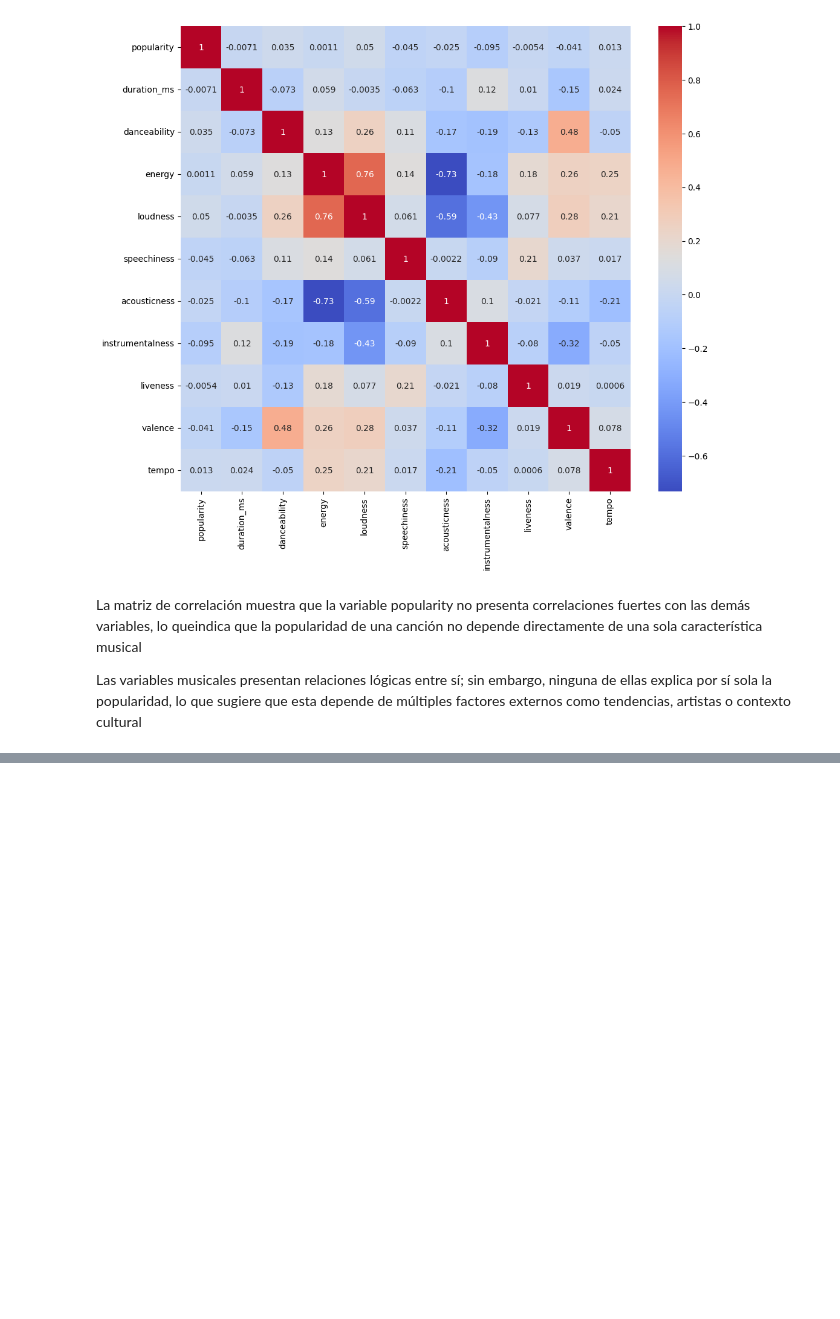
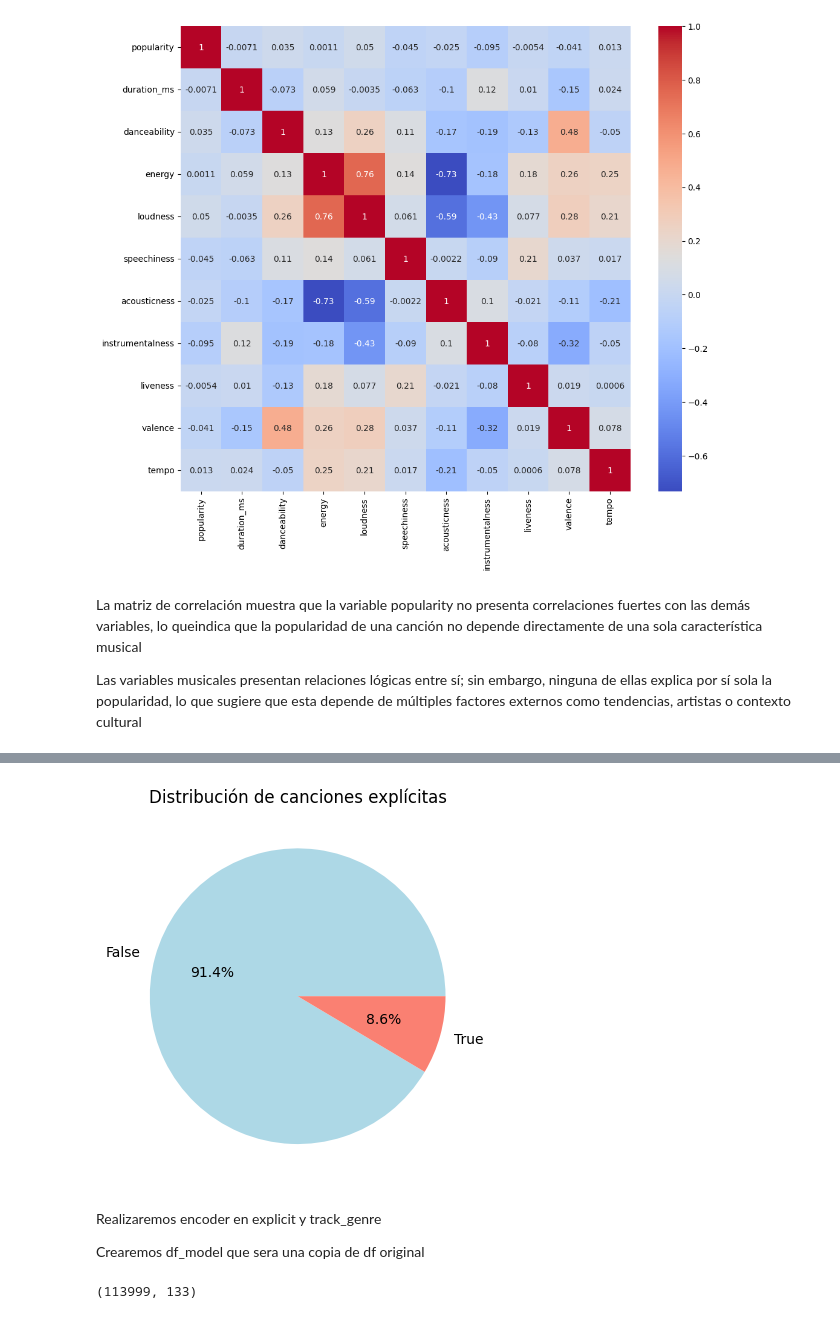
Before and after one commit to fernandovidalnn/evaluacion_1_mineria_datos, a Jupyter notebook: ev1_mineria.ipynb, the cells around one changed output, grey strips where cells are left out. Cells and saved outputs as stored; diff of their text form; code cells hidden in the pictures; blank space fills up the shorter version.

Commit message:
hasta encoder

```diff
--- a/ev1_mineria.ipynb
+++ b/ev1_mineria.ipynb
@@ -450,0 +465,16 @@ Las variables musicales presentan relaciones lógicas entre sí; sin embargo, ni
+# %%
+df['explicit'].value_counts().plot(
+    kind='pie',
+    autopct='%1.1f%%',
+    colors=['lightblue', 'salmon']
+)
+
+plt.title('Distribución de canciones explícitas')
+plt.ylabel('')
+plt.show()
+# %% [output]
+[figure, added]
+# %% [markdown]
+Realizaremos encoder en explicit y track_genre
+
+Crearemos df_model que sera una copia de df original
@@ -450,0 +487,4 @@ Las variables musicales presentan relaciones lógicas entre sí; sin embargo, ni
+# %%
+df_model.shape
+# %% [output]
+(113999, 133)
```
Also changed, not shown: parts of 17 cells of this notebook.
